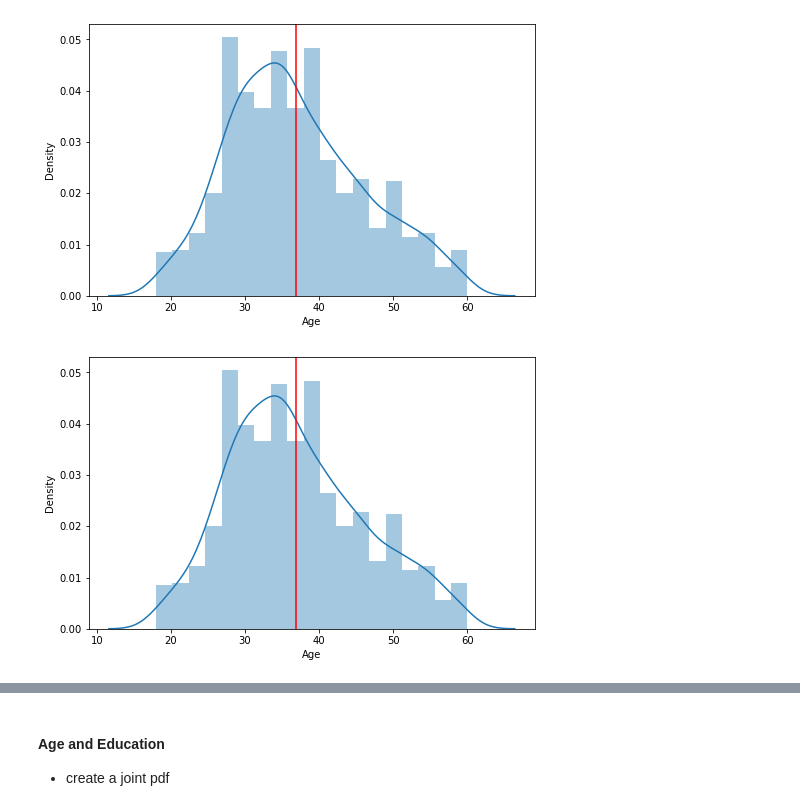
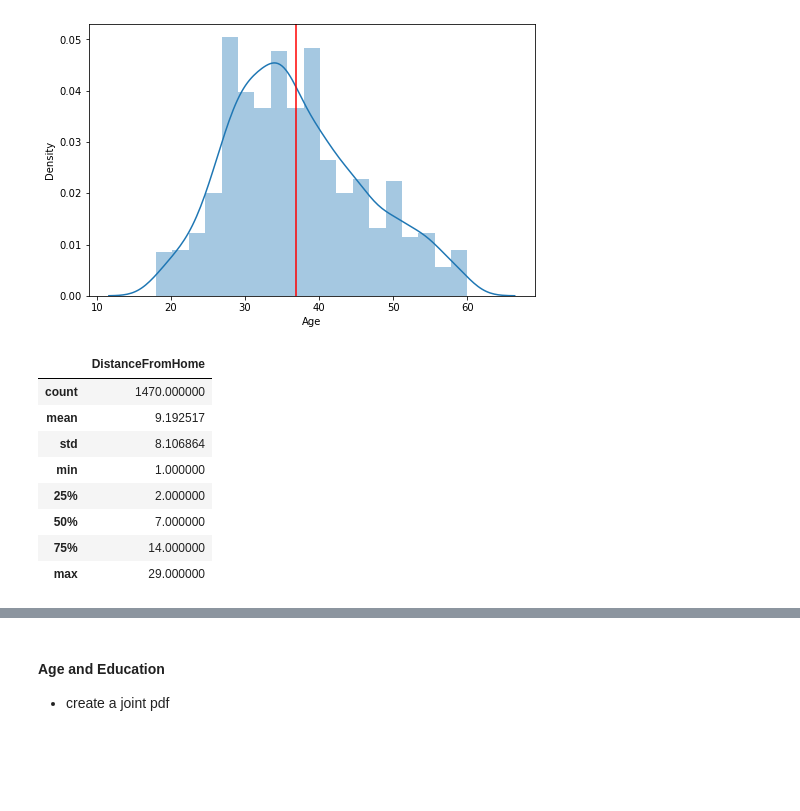
Before and after one commit to rage-against-the-machine-learning/simulate-employee-attrition, a Jupyter notebook: notebooks/2021-10-16-Data-EDA.ipynb, the cells around one changed output, grey strips where cells are left out. Cells and saved outputs as stored; diff of their text form; code cells hidden in the pictures; blank space fills up the shorter version.

```diff
--- a/notebooks/2021-10-16-Data-EDA.ipynb
+++ b/notebooks/2021-10-16-Data-EDA.ipynb
@@ -95,11 +96,3 @@ plt.show()
 age_fig.savefig('../reports/figures/age-distribution.png')
 # %% [output]
 [figure]
-# %%
-age_fig = plt.figure(1, figsize=(8, 5))
-sns.distplot(ibm['Age'])
-plt.axvline(ibm['Age'].mean(), color='red')
-plt.show()
-age_fig.savefig('../reports/figures/age-distribution.png')
-# %% [output]
-[figure, removed]
@@ -105,0 +115,12 @@ age_fig.savefig('../reports/figures/age-distribution.png')
+# %%
+ibm[['DistanceFromHome', ]].describe()
+# %% [output]
+|  | DistanceFromHome |
+| count | 1470.000000 |
+| mean | 9.192517 |
+| std | 8.106864 |
+| min | 1.000000 |
+| 25% | 2.000000 |
+| 50% | 7.000000 |
+| 75% | 14.000000 |
+| max | 29.000000 |
```
Also changed, not shown: parts of 29 cells of this notebook.
